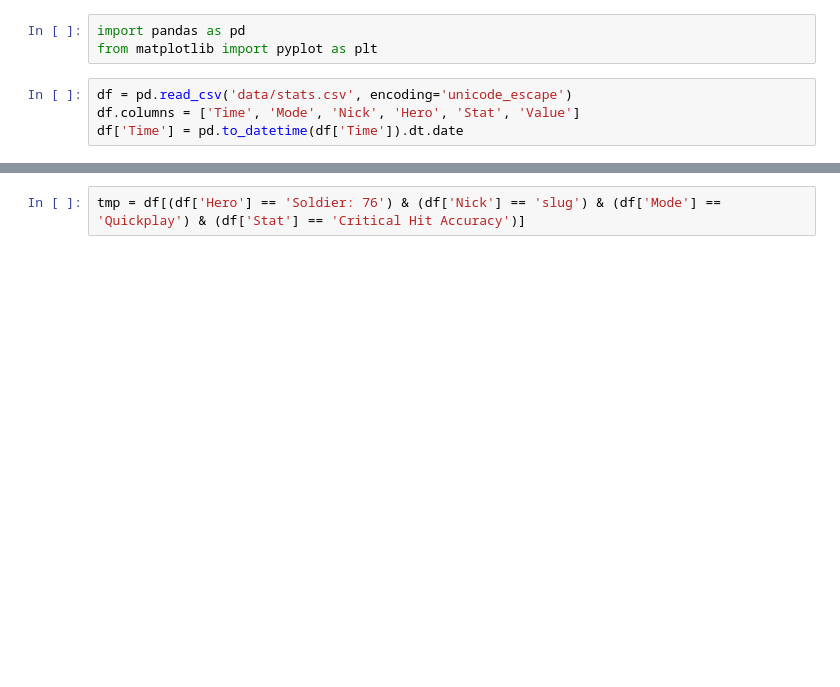
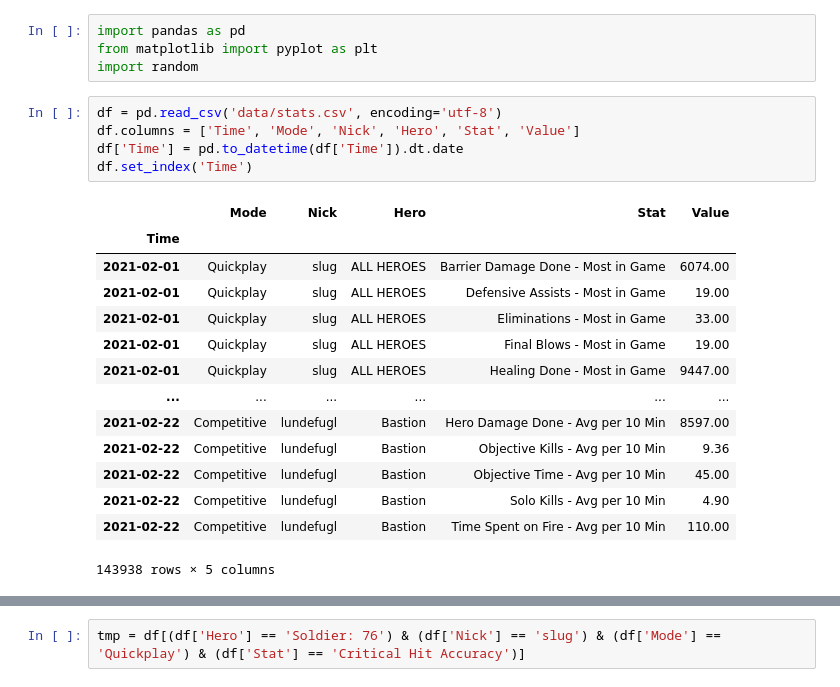
Before and after one commit to benkei83/sluggishBot, a Jupyter notebook: Untitled.ipynb, the cells around one changed output, grey strips where cells are left out. Drawn from its saved outputs; the diff is of its cells as text; blank space fills up the shorter version.

```diff
--- a/Untitled.ipynb
+++ b/Untitled.ipynb
@@ -1,8 +1,25 @@
 # %%
 import pandas as pd
 from matplotlib import pyplot as plt
+import random
 # %%
-df = pd.read_csv('data/stats.csv', encoding='unicode_escape')
+df = pd.read_csv('data/stats.csv', encoding='utf-8')
 df.columns = ['Time', 'Mode', 'Nick', 'Hero', 'Stat', 'Value']
 df['Time'] = pd.to_datetime(df['Time']).dt.date
+df.set_index('Time')
+# %% [output]
+|  | Mode | Nick | Hero | Stat | Value |
+| Time |  |  |  |  |  |
+| 2021-02-01 | Quickplay | slug | ALL HEROES | Barrier Damage Done - Most in Game | 6074.00 |
+| 2021-02-01 | Quickplay | slug | ALL HEROES | Defensive Assists - Most in Game | 19.00 |
+| 2021-02-01 | Quickplay | slug | ALL HEROES | Eliminations - Most in Game | 33.00 |
+| 2021-02-01 | Quickplay | slug | ALL HEROES | Final Blows - Most in Game | 19.00 |
+| 2021-02-01 | Quickplay | slug | ALL HEROES | Healing Done - Most in Game | 9447.00 |
+| ... | ... | ... | ... | ... | ... |
+| 2021-02-22 | Competitive | lundefugl | Bastion | Hero Damage Done - Avg per 10 Min | 8597.00 |
+| 2021-02-22 | Competitive | lundefugl | Bastion | Objective Kills - Avg per 10 Min | 9.36 |
+| 2021-02-22 | Competitive | lundefugl | Bastion | Objective Time - Avg per 10 Min | 45.00 |
+| 2021-02-22 | Competitive | lundefugl | Bastion | Solo Kills - Avg per 10 Min | 4.90 |
+| 2021-02-22 | Competitive | lundefugl | Bastion | Time Spent on Fire - Avg per 10 Min | 110.00 |
+143938 rows × 5 columns
 # %%
```
Also changed, not shown: parts of 15 cells of this notebook, 10 other files.
